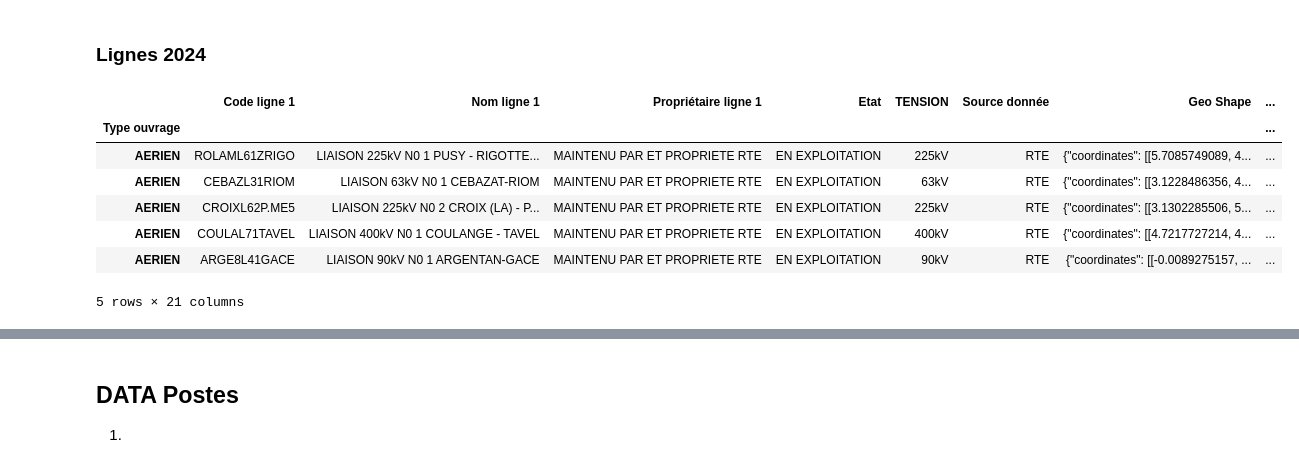
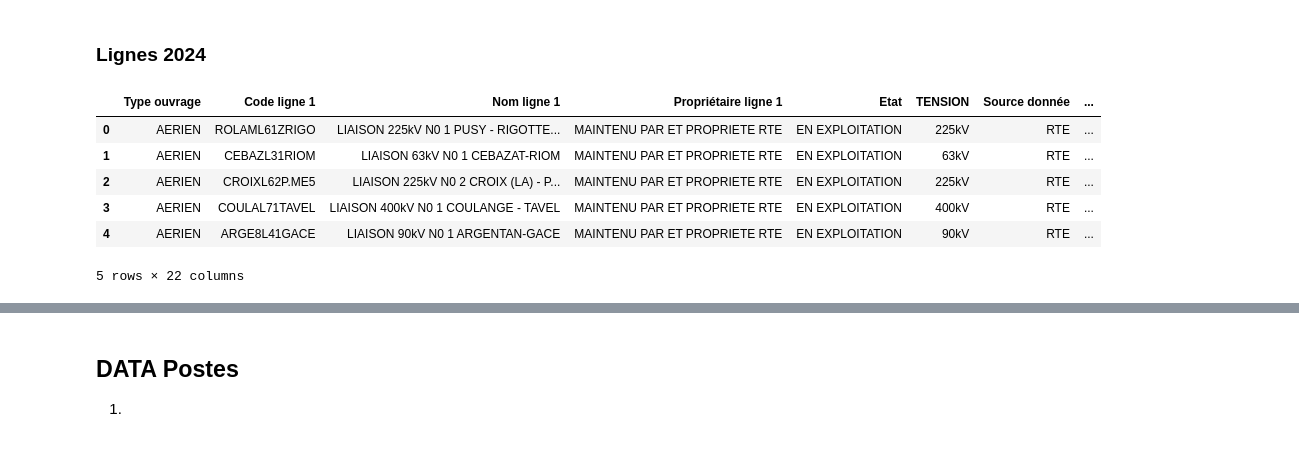
Before and after one commit to MattEclipse/congestion, a Jupyter notebook: notebooks/donnee_reseau.ipynb, the cells around one changed output, grey strips where cells are left out. Saved outputs shown, nothing was run; the diff lists cells and outputs as text; code cells hidden in the pictures.

```diff
--- a/notebooks/donnee_reseau.ipynb
+++ b/notebooks/donnee_reseau.ipynb
@@ -53,14 +51,13 @@ df_ligne_RT_2019[df_ligne_RT_2019.apply(lambda row: row.astype(str).str.contains
 ### Lignes 2024
 # %%
 path_ligne_aer = '/Users/matthiasmolenat/repos/congestion/data/lignes-aeriennes-rte-nv.csv'
-df_ligne_RT_2023 = pd.read_csv(path_ligne_aer,delimiter=';',index_col=0)
+df_ligne_RT_2023 = pd.read_csv(path_ligne_aer,delimiter=';')
 df_ligne_RT_2023.head()
 # %% [output]
-|  | Code ligne 1 | Nom ligne 1 | Propriétaire ligne 1 | Etat | TENSION | Source donnée | Geo Shape | ... |
-| Type ouvrage |  |  |  |  |  |  |  | ... |
-| AERIEN | ROLAML61ZRIGO | LIAISON 225kV N0 1 PUSY - RIGOTTE... | MAINTENU PAR ET PROPRIETE RTE | EN EXPLOITATION | 225kV | RTE | {"coordinates": [[5.7085749089, 4... | ... |
-| AERIEN | CEBAZL31RIOM | LIAISON 63kV N0 1 CEBAZAT-RIOM | MAINTENU PAR ET PROPRIETE RTE | EN EXPLOITATION | 63kV | RTE | {"coordinates": [[3.1228486356, 4... | ... |
-| AERIEN | CROIXL62P.ME5 | LIAISON 225kV N0 2 CROIX (LA) - P... | MAINTENU PAR ET PROPRIETE RTE | EN EXPLOITATION | 225kV | RTE | {"coordinates": [[3.1302285506, 5... | ... |
-| AERIEN | COULAL71TAVEL | LIAISON 400kV N0 1 COULANGE - TAVEL | MAINTENU PAR ET PROPRIETE RTE | EN EXPLOITATION | 400kV | RTE | {"coordinates": [[4.7217727214, 4... | ... |
-| AERIEN | ARGE8L41GACE | LIAISON 90kV N0 1 ARGENTAN-GACE | MAINTENU PAR ET PROPRIETE RTE | EN EXPLOITATION | 90kV | RTE | {"coordinates": [[-0.0089275157, ... | ... |
+|  | Type ouvrage | Code ligne 1 | Nom ligne 1 | Propriétaire ligne 1 | Etat | TENSION | Source donnée | ... |
+| 0 | AERIEN | ROLAML61ZRIGO | LIAISON 225kV N0 1 PUSY - RIGOTTE... | MAINTENU PAR ET PROPRIETE RTE | EN EXPLOITATION | 225kV | RTE | ... |
+| 1 | AERIEN | CEBAZL31RIOM | LIAISON 63kV N0 1 CEBAZAT-RIOM | MAINTENU PAR ET PROPRIETE RTE | EN EXPLOITATION | 63kV | RTE | ... |
+| 2 | AERIEN | CROIXL62P.ME5 | LIAISON 225kV N0 2 CROIX (LA) - P... | MAINTENU PAR ET PROPRIETE RTE | EN EXPLOITATION | 225kV | RTE | ... |
+| 3 | AERIEN | COULAL71TAVEL | LIAISON 400kV N0 1 COULANGE - TAVEL | MAINTENU PAR ET PROPRIETE RTE | EN EXPLOITATION | 400kV | RTE | ... |
+| 4 | AERIEN | ARGE8L41GACE | LIAISON 90kV N0 1 ARGENTAN-GACE | MAINTENU PAR ET PROPRIETE RTE | EN EXPLOITATION | 90kV | RTE | ... |
-5 rows × 21 columns
+5 rows × 22 columns
```
Also changed, not shown: parts of 6 cells of this notebook, 2 other files.
